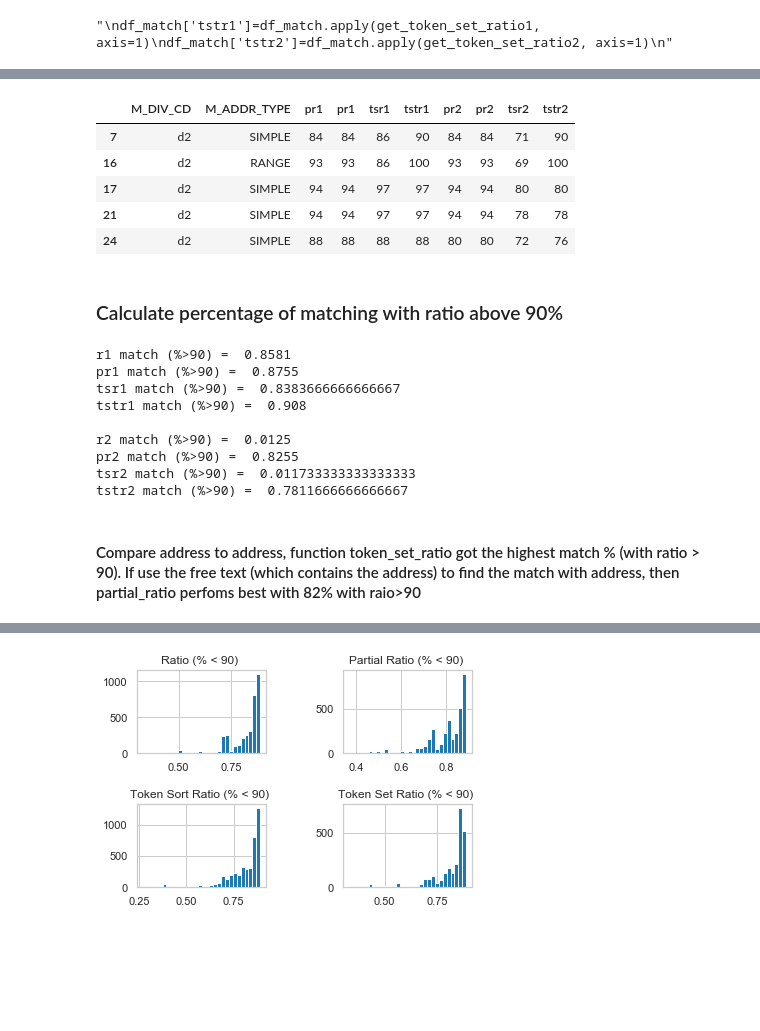
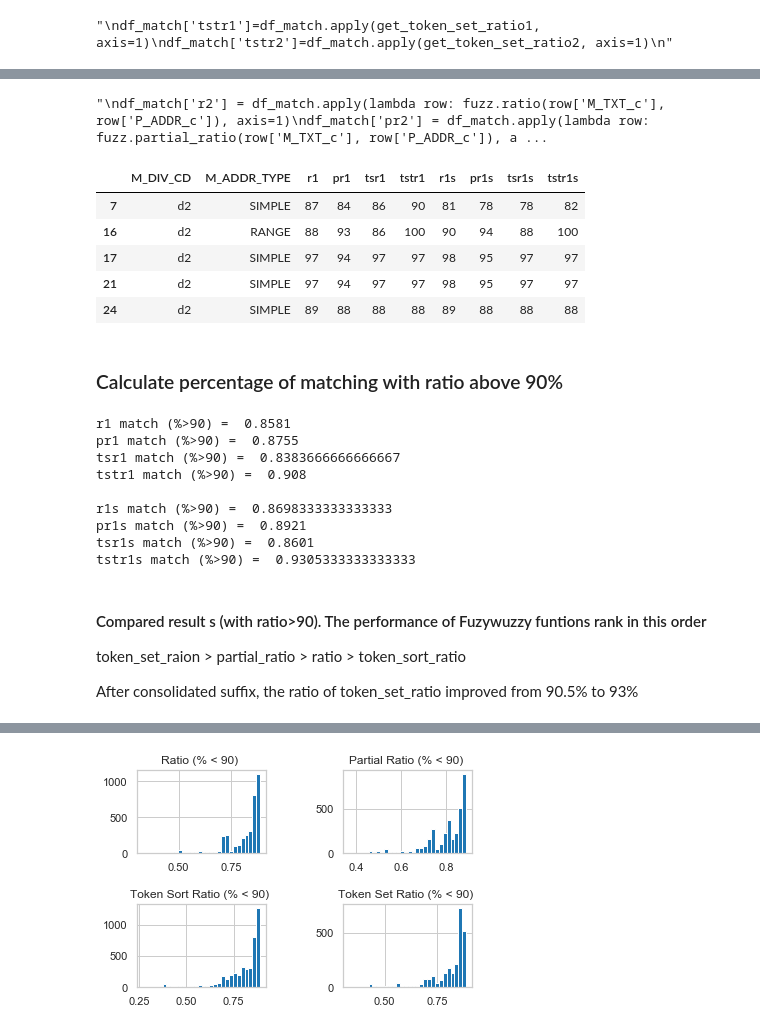
Before and after one commit to YF4GitHub/Chun-Zhi-Jiao, a Jupyter notebook: Capstone-Project2/CapstoneProject2_DataWranglingAndEDA.ipynb, the cells around one changed output, grey strips where cells are left out. Drawn from its saved outputs; the diff is of its cells as text; code cells hidden in the pictures; blank space fills up the shorter version.

```diff
--- a/Capstone-Project2/CapstoneProject2_DataWranglingAndEDA.ipynb
+++ b/Capstone-Project2/CapstoneProject2_DataWranglingAndEDA.ipynb
@@ -27,6 +30,7 @@ def cleanse_str(string):
     string = re.sub(rx, '', string) #remove the list of chars defined above
     string = string.replace('&', 'and')
     string = string.replace(',', ' ')
+    string = string.replace('`', ' ')
     #string = string.replace('unknown', ' ')
     string = string.replace('-', ' ')
     string = string.replace('+', ' and ')
@@ -39,6 +192,6 @@ def cleanse_str(string):
 # %%
 # load data
-file_path = 'LocalPath'
+file_path = 'local_directory' # mask this path.
 
 df4_g=pd.read_csv(file_path + 'p_addr_list.csv',encoding='ISO-8859-1')
 
@@ -233,0 +665,16 @@ df_raw_sum.head()
+# %%
+# standardize address suffix
+
+print('Start text cleansing ...')
+time1 = time.time()
+
+df_match['M_ADDR_s'] = df_match['M_ADDR_c'].apply(standardize_addr_suffix)
+df_match['P_ADDR_s'] = df_match['P_ADDR_c'].apply(standardize_addr_suffix)
+df_match['M_TXT_s'] = df_match['M_TXT_c'].apply(standardize_addr_suffix)
+df_exception['M_ADDR_s'] = df_exception['M_ADDR_c'].apply(standardize_addr_suffix)
+df_exception['M_TXT_s'] = df_exception['M_TXT_c'].apply(standardize_addr_suffix)
+
+df_master['P_ADDR_s'] = df_master['P_ADDR_c'].apply(standardize_addr_suffix)
+
+t = time.time() - t1
+print("SELFTIMED:", t)
@@ -585,20 +1164,31 @@ df_match['pr1'] = df_match.apply(lambda row: fuzz.partial_ratio(row['M_ADDR_c'],
 df_match['tsr1'] = df_match.apply(lambda row: fuzz.token_sort_ratio(row['M_ADDR_c'], row['P_ADDR_c']), axis=1)
 df_match['tstr1'] = df_match.apply(lambda row: fuzz.token_set_ratio(row['M_ADDR_c'], row['P_ADDR_c']), axis=1)
 # %%
+'''
 df_match['r2'] = df_match.apply(lambda row: fuzz.ratio(row['M_TXT_c'], row['P_ADDR_c']), axis=1)
 df_match['pr2'] = df_match.apply(lambda row: fuzz.partial_ratio(row['M_TXT_c'], row['P_ADDR_c']), axis=1)
 df_match['tsr2'] = df_match.apply(lambda row: fuzz.token_sort_ratio(row['M_TXT_c'], row['P_ADDR_c']), axis=1)
 df_match['tstr2'] = df_match.apply(lambda row: fuzz.token_set_ratio(row['M_TXT_c'], row['P_ADDR_c']), axis=1)
+'''
+# %% [output]
+"\ndf_match['r2'] = df_match.apply(lambda row: fuzz.ratio(row['M_TXT_c'], row['P_ADDR_c']), axis=1)\ndf_match['pr2'] = df_match.apply(lambda row: fuzz.partial_ratio(row['M_TXT_c'], row['P_ADDR_c']), a ...
+# %%
+# address is cleansed.  Suffix is consolidated to USPS primary suffix
+df_match['r1s'] = df_match.apply(lambda row: fuzz.ratio(row['M_ADDR_s'], row['P_ADDR_s']), axis=1)
+df_match['pr1s'] = df_match.apply(lambda row: fuzz.partial_ratio(row['M_ADDR_s'], row['P_ADDR_s']), axis=1)
+df_match['tsr1s'] = df_match.apply(lambda row: fuzz.token_sort_ratio(row['M_ADDR_s'], row['P_ADDR_s']), axis=1)
+df_match['tstr1s'] = df_match.apply(lambda row: fuzz.token_set_ratio(row['M_ADDR_s'], row['P_ADDR_s']), axis=1)
 # %%
-data_to_display=['M_DIV_CD','M_ADDR_TYPE','pr1','pr1','tsr1','tstr1','pr2','pr2','tsr2','tstr2']
+# Fuzzywuzzy ratio matrix
+data_to_display=['M_DIV_CD','M_ADDR_TYPE','r1','pr1','tsr1','tstr1','r1s','pr1s','tsr1s','tstr1s']
 df_match[df_match.pr1<95][data_to_display].head()
 # %% [output]
-|  | M_DIV_CD | M_ADDR_TYPE | pr1 | pr1 | tsr1 | tstr1 | pr2 | pr2 | tsr2 | tstr2 |
-| 7 | d2 | SIMPLE | 84 | 84 | 86 | 90 | 84 | 84 | 71 | 90 |
-| 16 | d2 | RANGE | 93 | 93 | 86 | 100 | 93 | 93 | 69 | 100 |
-| 17 | d2 | SIMPLE | 94 | 94 | 97 | 97 | 94 | 94 | 80 | 80 |
-| 21 | d2 | SIMPLE | 94 | 94 | 97 | 97 | 94 | 94 | 78 | 78 |
-| 24 | d2 | SIMPLE | 88 | 88 | 88 | 88 | 80 | 80 | 72 | 76 |
+|  | M_DIV_CD | M_ADDR_TYPE | r1 | pr1 | tsr1 | tstr1 | r1s | pr1s | tsr1s | tstr1s |
+| 7 | d2 | SIMPLE | 87 | 84 | 86 | 90 | 81 | 78 | 78 | 82 |
+| 16 | d2 | RANGE | 88 | 93 | 86 | 100 | 90 | 94 | 88 | 100 |
+| 17 | d2 | SIMPLE | 97 | 94 | 97 | 97 | 98 | 95 | 97 | 97 |
+| 21 | d2 | SIMPLE | 97 | 94 | 97 | 97 | 98 | 95 | 97 | 97 |
+| 24 | d2 | SIMPLE | 89 | 88 | 88 | 88 | 89 | 88 | 88 | 88 |
 # %% [markdown]
 ### Calculate percentage of matching with ratio above 90%
 # %%
@@ -611,26 +1201,30 @@ print('pr1 match (%>90) = ', pr1_match_pct)
 print('tsr1 match (%>90) = ', tsr1_match_pct)
 print('tstr1 match (%>90) = ', tstr1_match_pct)
 print()
-r2_match_pct = len(df_match[df_match.r2 > 90]) / len(df_match)
-pr2_match_pct = len(df_match[df_match.pr2 > 90]) / len(df_match)
-tsr2_match_pct = len(df_match[df_match.tsr2 > 90]) / len(df_match)
-tstr2_match_pct = len(df_match[df_match.tstr2 > 90]) / len(df_match)
-print('r2 match (%>90) = ', r2_match_pct)
-print('pr2 match (%>90) = ', pr2_match_pct)
-print('tsr2 match (%>90) = ', tsr2_match_pct)
-print('tstr2 match (%>90) = ', tstr2_match_pct)
+r1s_match_pct = len(df_match[df_match.r1s > 90]) / len(df_match)
+pr1s_match_pct = len(df_match[df_match.pr1s > 90]) / len(df_match)
+tsr1s_match_pct = len(df_match[df_match.tsr1s > 90]) / len(df_match)
+tstr1s_match_pct = len(df_match[df_match.tstr1s > 90]) / len(df_match)
+print('r1s match (%>90) = ', r1s_match_pct)
+print('pr1s match (%>90) = ', pr1s_match_pct)
+print('tsr1s match (%>90) = ', tsr1s_match_pct)
+print('tstr1s match (%>90) = ', tstr1s_match_pct)
+print()
 # %% [output]
 r1 match (%>90) =  0.8581
 pr1 match (%>90) =  0.8755
 tsr1 match (%>90) =  0.8383666666666667
 tstr1 match (%>90) =  0.908
 
-r2 match (%>90) =  0.0125
-pr2 match (%>90) =  0.8255
-tsr2 match (%>90) =  0.011733333333333333
-tstr2 match (%>90) =  0.7811666666666667
+r1s match (%>90) =  0.8698333333333333
+pr1s match (%>90) =  0.8921
+tsr1s match (%>90) =  0.8601
+tstr1s match (%>90) =  0.9305333333333333
-# %% [markdown]
-#### Compare address to address, function token_set_ratio got the highest match % (with ratio > 90).  If use the free text (which contains the address) to find the match with address, then partial_ratio perfoms best with 82% with raio>90
+# %% [markdown]
+#### Compared result s (with ratio>90).  The performance of Fuzywuzzy funtions rank in this order
+token_set_raion > partial_ratio > ratio > token_sort_ratio
+
+After consolidated suffix, the ratio of token_set_ratio improved from 90.5% to 93%
 # %%
 r1_mean = df_match['r1'].mean()
 pr1_mean = df_match['pr1'].mean()
```
Also changed, not shown: parts of 81 cells of this notebook.
